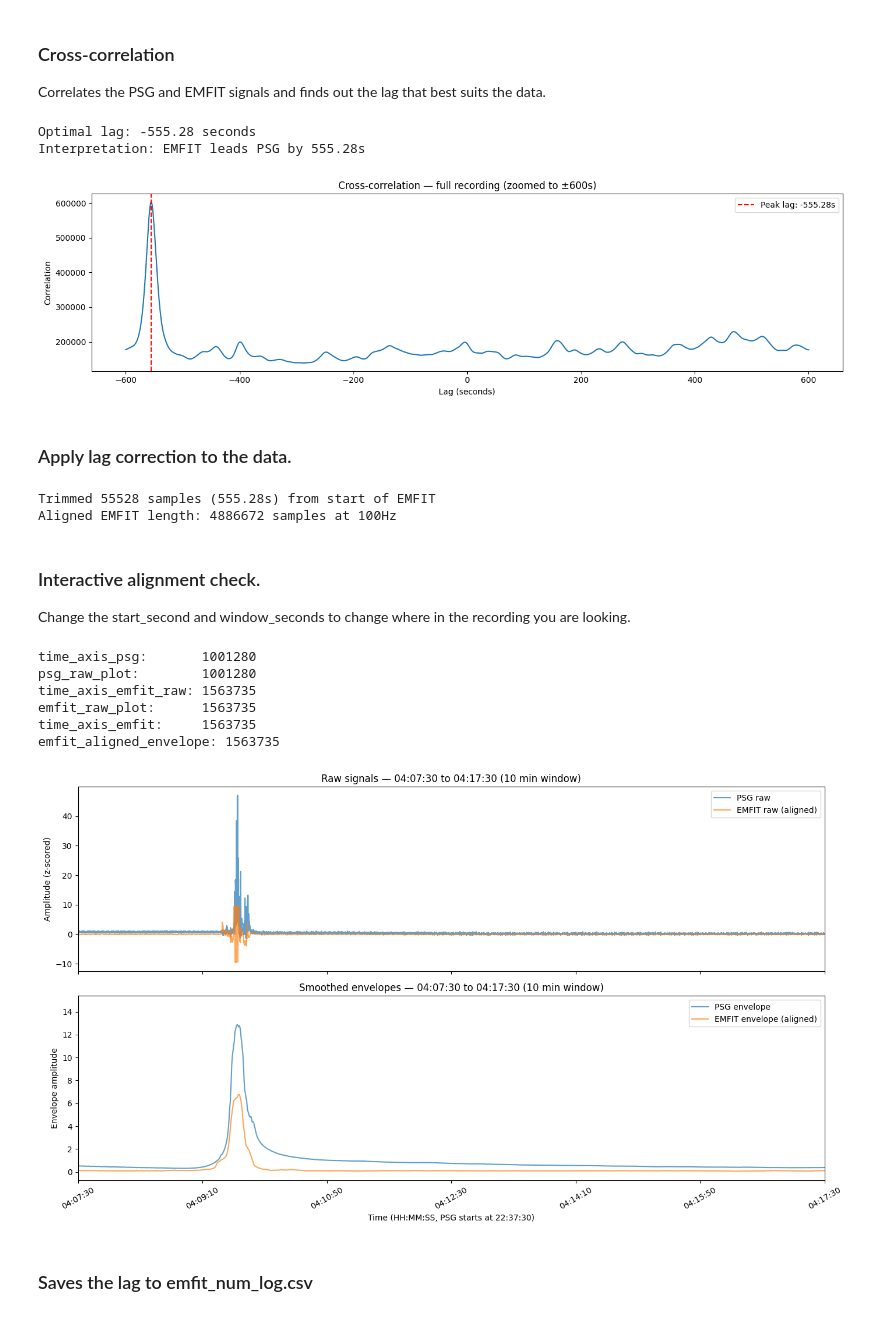
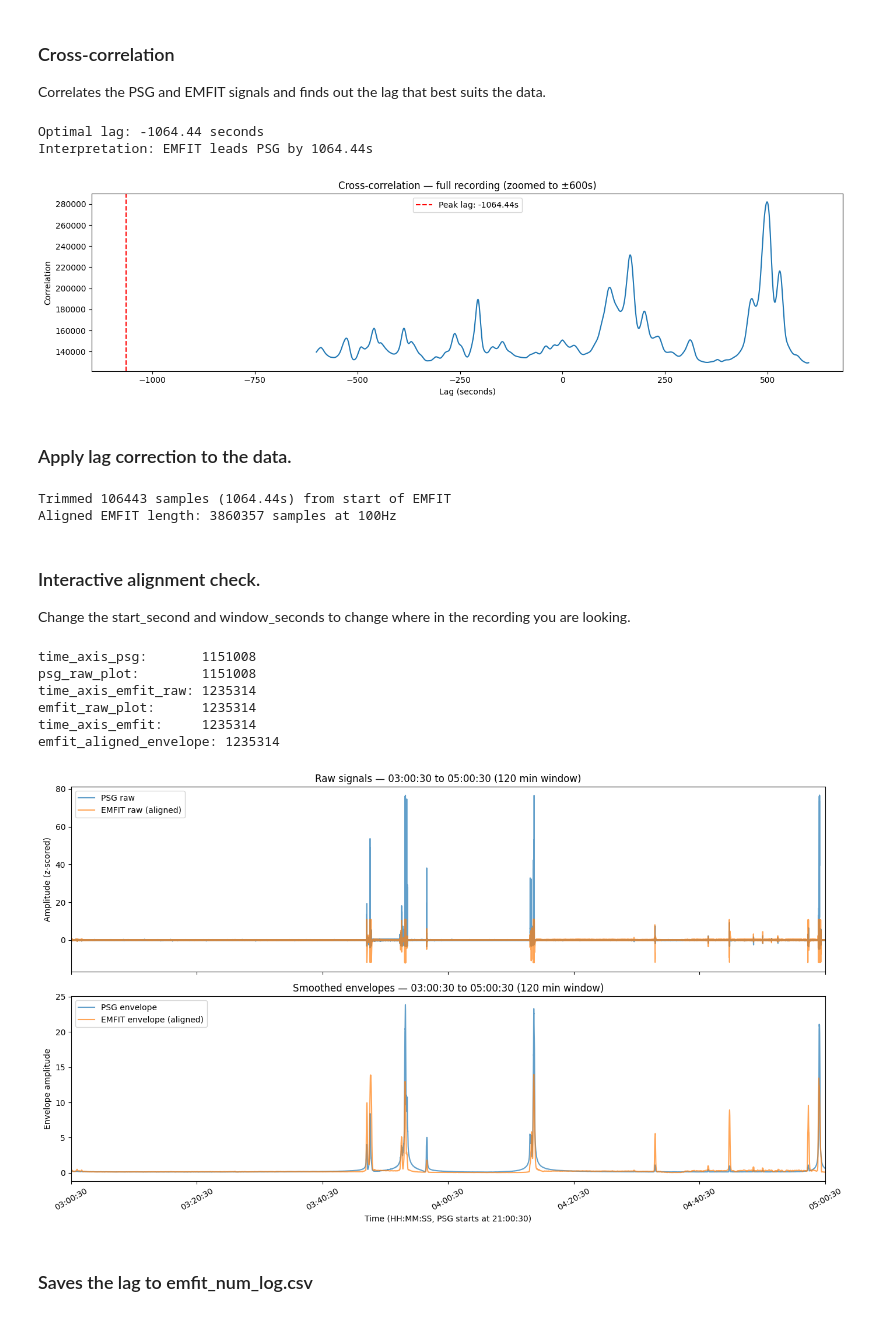
Before and after one commit to ryadl14/Mind_and_Skin, a Jupyter notebook: scripts/PSG_EMFIT_sync.ipynb, the cells around one changed output. Cells and saved outputs as stored; diff of their text form; code cells hidden in the pictures.

```diff
--- a/scripts/PSG_EMFIT_sync.ipynb
+++ b/scripts/PSG_EMFIT_sync.ipynb
@@ -11,9 +11,9 @@ import mne
 from pathlib import Path
 
 # === CONFIGURATION — change these as needed ===
-PARTICIPANT = "MS35"
-VISIT = "Visit_1"
-NIGHT = "Night_1"
+PARTICIPANT = "MS32"
+VISIT = "Visit_2"
+NIGHT = "Night_0"
 PSG_FS = 32          # PSG actigraphy sampling rate (Hz)
 EMFIT_FS = 100       # EMFIT sampling rate (Hz)
 SMOOTH_WINDOW_S = 10 # Smoothing window in seconds
@@ -187,9 +188,9 @@ ax.legend()
 plt.tight_layout()
 plt.show()
 # %% [output]
-Optimal lag: -555.28 seconds
-Interpretation: EMFIT leads PSG by 555.28s
+Optimal lag: -1064.44 seconds
+Interpretation: EMFIT leads PSG by 1064.44s
-[figure, old version]
+[figure, new version]
 # %% [markdown]
 ### Apply lag correction to the data.
 # %%
@@ -211,15 +212,15 @@ emfit_aligned_envelope = uniform_filter1d(np.abs(hilbert(emfit_aligned_ds_norm))
 
 print(f"Aligned EMFIT length: {len(emfit_aligned)} samples at {EMFIT_FS}Hz")
 # %% [output]
-Trimmed 55528 samples (555.28s) from start of EMFIT
-Aligned EMFIT length: 4886672 samples at 100Hz
+Trimmed 106443 samples (1064.44s) from start of EMFIT
+Aligned EMFIT length: 3860357 samples at 100Hz
 # %% [markdown]
 ### Interactive alignment check.
 Change the start_second and window_seconds to change where in the recording you are looking.
 # %%
 # === CHANGE THESE to explore different parts of the recording ===
-start_hms = "05:30:00"   # Relative start time from PSG start in HH:MM:SS
-window_minutes = 10    # Window width in minutes
+start_hms = "06:00:00"   # Relative start time from PSG start in HH:MM:SS
+window_minutes = 120    # Window width in minutes
 
 # Convert start_hms to seconds
 h, m, s = map(int, start_hms.split(':'))
@@ -262,40 +263,40 @@ tick_labels = [seconds_to_hms(t) for t in tick_positions]
 
 fig, axs = plt.subplots(2, 1, figsize=(14, 8), sharex=True)
 
 # Raw signals
 psg_raw_plot = psg_signal / (np.nanstd(psg_signal) + 1e-12)
 emfit_raw_plot = emfit_aligned_ds / (np.nanstd(emfit_aligned_ds) + 1e-12)
 
 axs[0].plot(time_axis_psg, psg_raw_plot, label='PSG raw', alpha=0.7)
 axs[0].plot(time_axis_emfit_raw, emfit_raw_plot, label='EMFIT raw (aligned)', alpha=0.7)
 axs[0].set_title(f'Raw signals — {seconds_to_hms(start_second)} to {seconds_to_hms(start_second + window_seconds)} ({window_minutes} min window)')
 axs[0].set_ylabel('Amplitude (z-scored)')
 axs[0].legend()
 axs[0].set_xticks(tick_positions)
 axs[0].set_xticklabels(tick_labels, rotation=30)
 
 # Smoothed envelopes
 axs[1].plot(time_axis_psg, psg_smooth, label='PSG envelope', alpha=0.7)
 axs[1].plot(time_axis_emfit, emfit_aligned_envelope, label='EMFIT envelope (aligned)', alpha=0.7)
 axs[1].set_title(f'Smoothed envelopes — {seconds_to_hms(start_second)} to {seconds_to_hms(start_second + window_seconds)} ({window_minutes} min window)')
 axs[1].set_xlabel(f'Time (HH:MM:SS, PSG starts at {seconds_to_hms(0)})')
 axs[1].set_ylabel('Envelope amplitude')
 axs[1].legend()
 axs[1].set_xticks(tick_positions)
 axs[1].set_xticklabels(tick_labels, rotation=30)
 
 axs[0].set_xlim(start_second, start_second + window_seconds)
 
 plt.tight_layout()
 plt.show()
 # %% [output]
-time_axis_psg:       1001280
-psg_raw_plot:        1001280
-time_axis_emfit_raw: 1563735
-emfit_raw_plot:      1563735
-time_axis_emfit:     1563735
-emfit_aligned_envelope: 1563735
+time_axis_psg:       1151008
+psg_raw_plot:        1151008
+time_axis_emfit_raw: 1235314
+emfit_raw_plot:      1235314
+time_axis_emfit:     1235314
+emfit_aligned_envelope: 1235314
-[figure, old version]
+[figure, new version]
 # %% [markdown]
 ### Saves the lag to emfit_num_log.csv
 # %%
```
Also changed, not shown: parts of 6 cells of this notebook, 5 other files.
